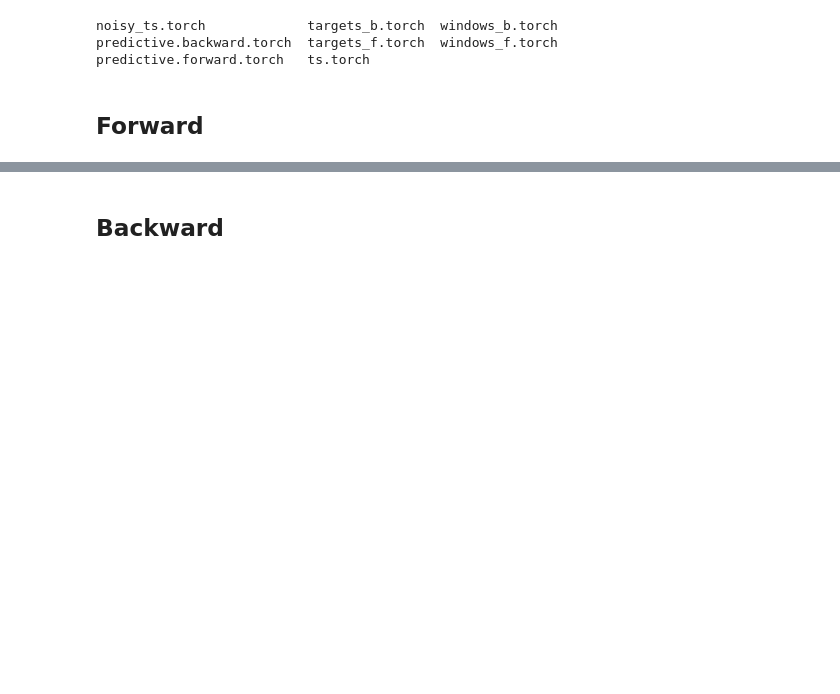
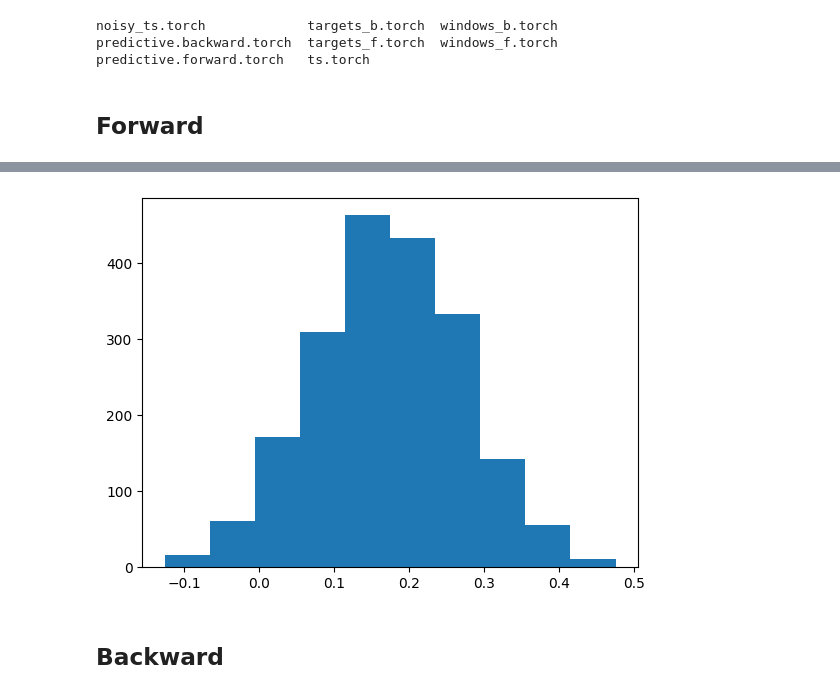
Before and after one commit to mathymess/reversibility-of-processes, a Jupyter notebook: bayesian_garch_forward_backward.ipynb, the cells around one changed output, grey strips where cells are left out. Saved outputs shown, nothing was run; the diff lists cells and outputs as text; code cells hidden in the pictures; blank space fills up the shorter version.

Commit message:
bayesian_garch_forward_backward.ipynb: add hist preds-crosssection

```diff
--- a/bayesian_garch_forward_backward.ipynb
+++ b/bayesian_garch_forward_backward.ipynb
@@ -69,3 +69,8 @@ fig, ax = plot_predictions(true, pred_all, pred_mean, pred_std)
+# %%
+plt.hist(pred_all[5])
+plt.show()
+# %% [output]
+[figure, added]
 # %% [markdown]
 ## Backward
 # %%
```
Also changed, not shown: parts of 1 cell of this notebook.
